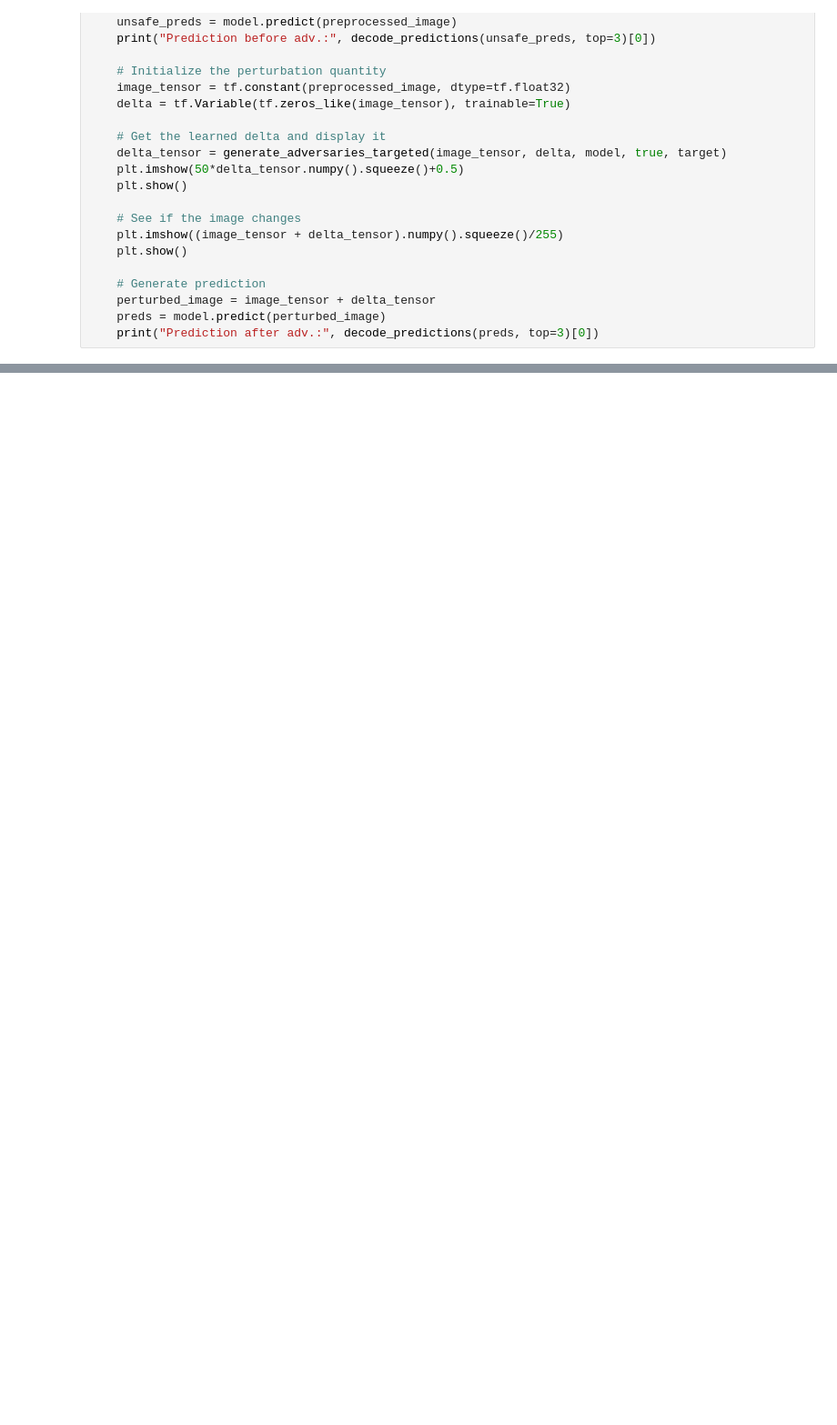
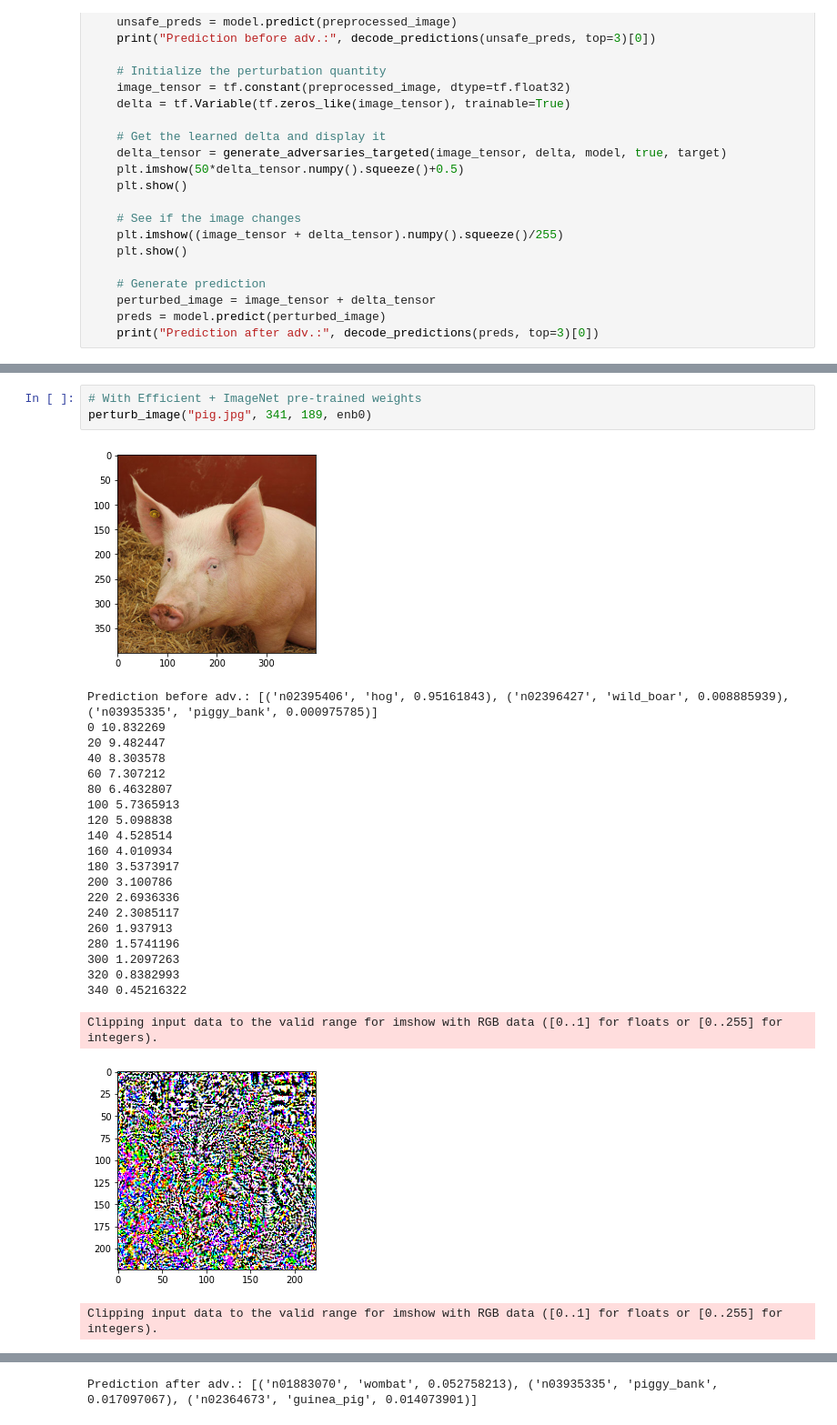
Before and after one commit to dipanjanS/adversarial-learning-robustness, a Jupyter notebook: tutorials/attacks/02_2_targeted_pgd.ipynb, the cells around one changed output, grey strips where cells are left out. Shown at 91% size. Drawn from its saved outputs; the diff is of its cells as text; blank space fills up the shorter version.

```diff
--- a/tutorials/attacks/02_2_targeted_pgd.ipynb
+++ b/tutorials/attacks/02_2_targeted_pgd.ipynb
@@ -143,0 +180,27 @@ def perturb_image(image_path, true, target, model):
+# %%
+# With Efficient + ImageNet pre-trained weights
+perturb_image("pig.jpg", 341, 189, enb0)
+# %% [output]
+[figure, added]
+Prediction before adv.: [('n02395406', 'hog', 0.95161843), ('n02396427', 'wild_boar', 0.008885939), ('n03935335', 'piggy_bank', 0.000975785)]
+0 10.832269
+20 9.482447
+40 8.303578
+60 7.307212
+80 6.4632807
+100 5.7365913
+120 5.098838
+140 4.528514
+160 4.010934
+180 3.5373917
+200 3.100786
+220 2.6936336
+240 2.3085117
+260 1.937913
+280 1.5741196
+300 1.2097263
+320 0.8382993
+340 0.45216322
+Clipping input data to the valid range for imshow with RGB data ([0..1] for floats or [0..255] for integers).
+[figure, added]
+Clipping input data to the valid range for imshow with RGB data ([0..1] for floats or [0..255] for integers).
@@ -143,0 +208 @@ def perturb_image(image_path, true, target, model):
+Prediction after adv.: [('n01883070', 'wombat', 0.052758213), ('n03935335', 'piggy_bank', 0.017097067), ('n02364673', 'guinea_pig', 0.014073901)]
```
Also changed, not shown: parts of 11 cells of this notebook, 1 other file.
